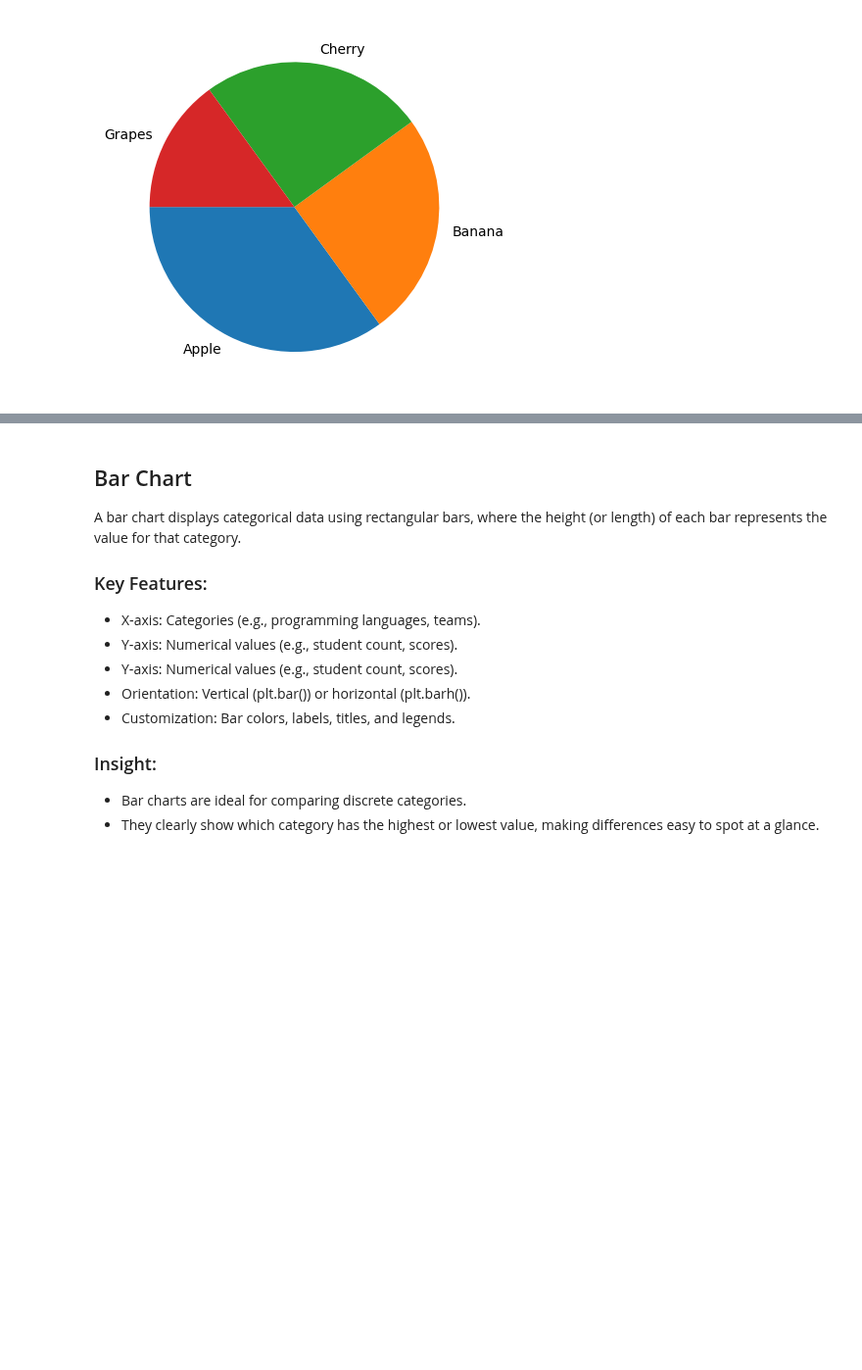
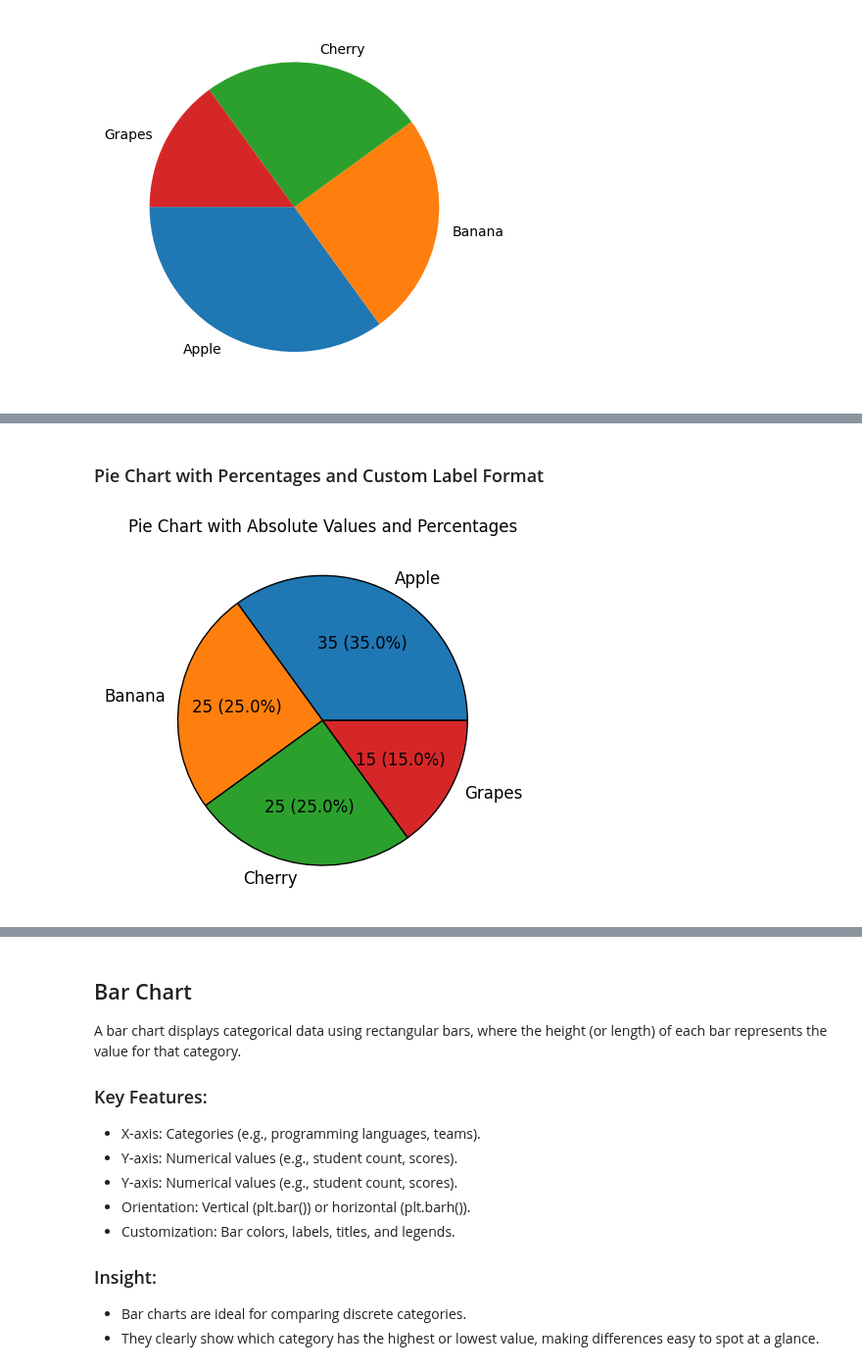
Before and after one commit to DBMoktan/datascience-ml-basics, a Jupyter notebook: Matplotlib.ipynb, the cells around one changed output, grey strips where cells are left out. Shown at 98% size. Drawn from its saved outputs; the diff is of its cells as text; code cells hidden in the pictures; blank space fills up the shorter version.

```diff
--- a/Matplotlib.ipynb
+++ b/Matplotlib.ipynb
@@ -394,0 +451,16 @@ plt.show()
+# %% [markdown]
+<h3>Pie Chart with Percentages and Custom Label Format</h3>
+# %%
+sizes = [35, 25, 25, 15]
+labels = ['Apple', 'Banana', 'Cherry', 'Grapes']
+
+def func(pct, allvals):
+    absolute = int(round(pct/100.*sum(allvals)))
+    return f"{absolute} ({pct:.1f}%)"
+
+plt.pie(sizes, labels=labels, autopct=lambda pct: func(pct, sizes),
+        textprops={'fontsize': 12}, wedgeprops={'edgecolor': 'black', 'linewidth': 1})
+plt.title('Pie Chart with Absolute Values and Percentages')
+plt.show()
+# %% [output]
+[figure, added]
```
Also changed, not shown: parts of 10 cells of this notebook.
